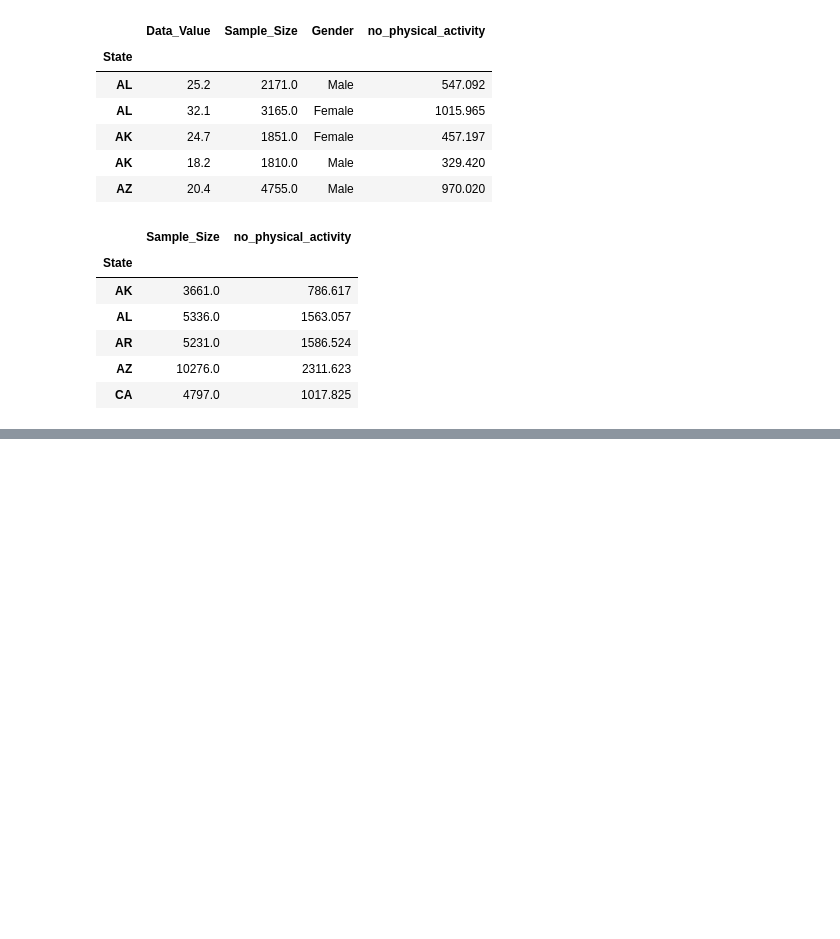
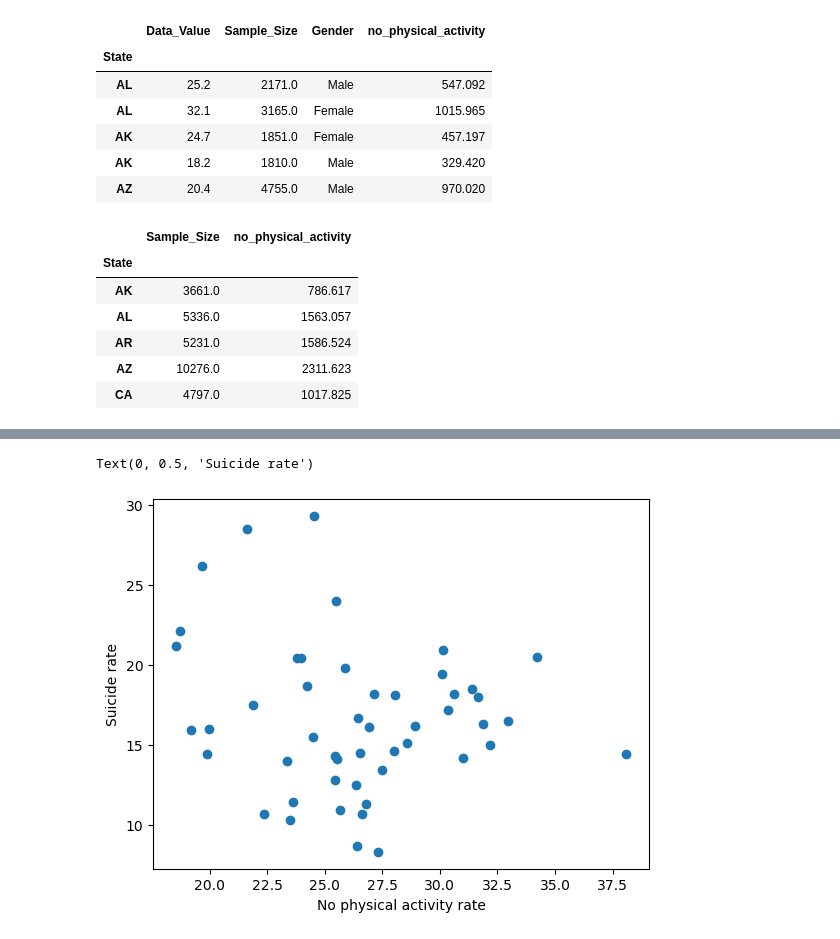
Before and after one commit to soobin83/Project1-Group2, a Jupyter notebook: project/Suicide/Soo.ipynb, the cells around one changed output, grey strips where cells are left out. Saved outputs shown, nothing was run; the diff lists cells and outputs as text; code cells hidden in the pictures; blank space fills up the shorter version.

```diff
--- a/project/Suicide/Soo.ipynb
+++ b/project/Suicide/Soo.ipynb
@@ -231,0 +297,3 @@ The r-value is: 0.0032854599497961602
+# %%
+total_people_2019 = Value_by_gender_2019.groupby("State")["Sample_Size","no_physical_activity"].sum()
+total_people_2019.head()
@@ -231,0 +308,6 @@ The r-value is: 0.0032854599497961602
+# %%
+avg_no_physical_activity_2019 = total_people_2019["no_physical_activity"] / total_people_2019["Sample_Size"] * 100
+
+total_people_2019["no physical activity rate"] = avg_no_physical_activity_2019
+
+total_people_2019.head()
@@ -231,0 +322,5 @@ The r-value is: 0.0032854599497961602
+# %%
+suicide_2019 = suicide.loc[suicide['Year'] == 2019]
+suicide_2019
+merged_suicide_activity_2019_df = pd.merge(suicide_2019, total_people_2019, on=["State"], how="outer")
+merged_suicide_activity_2019_df
@@ -231,0 +345,3 @@ The r-value is: 0.0032854599497961602
+# %%
+merged_suicide_activity_2019_df = merged_suicide_activity_2019_df.dropna()
+merged_suicide_activity_2019_df
@@ -231,0 +366,10 @@ The r-value is: 0.0032854599497961602
+# %%
+# Generate a scatter plot
+suicide_rate_2019 = merged_suicide_activity_2019_df["Suicide Rate"]
+no_activity_rate_2019 = merged_suicide_activity_2019_df["no physical activity rate"]
+plt.scatter(no_activity_rate_2019, suicide_rate_2019)
+plt.xlabel('No physical activity rate')
+plt.ylabel('Suicide rate')
+# %% [output]
+Text(0, 0.5, 'Suicide rate')
+[figure, added]
```
Also changed, not shown: parts of 25 cells of this notebook.
